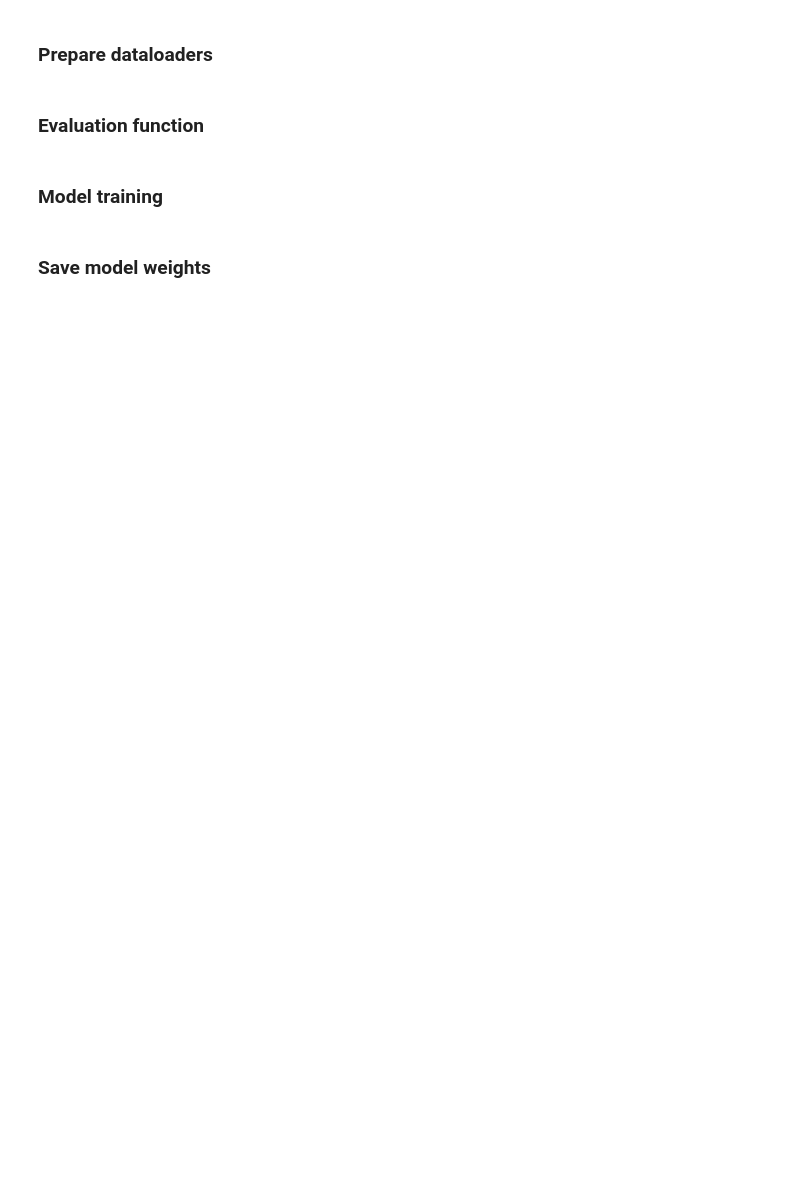
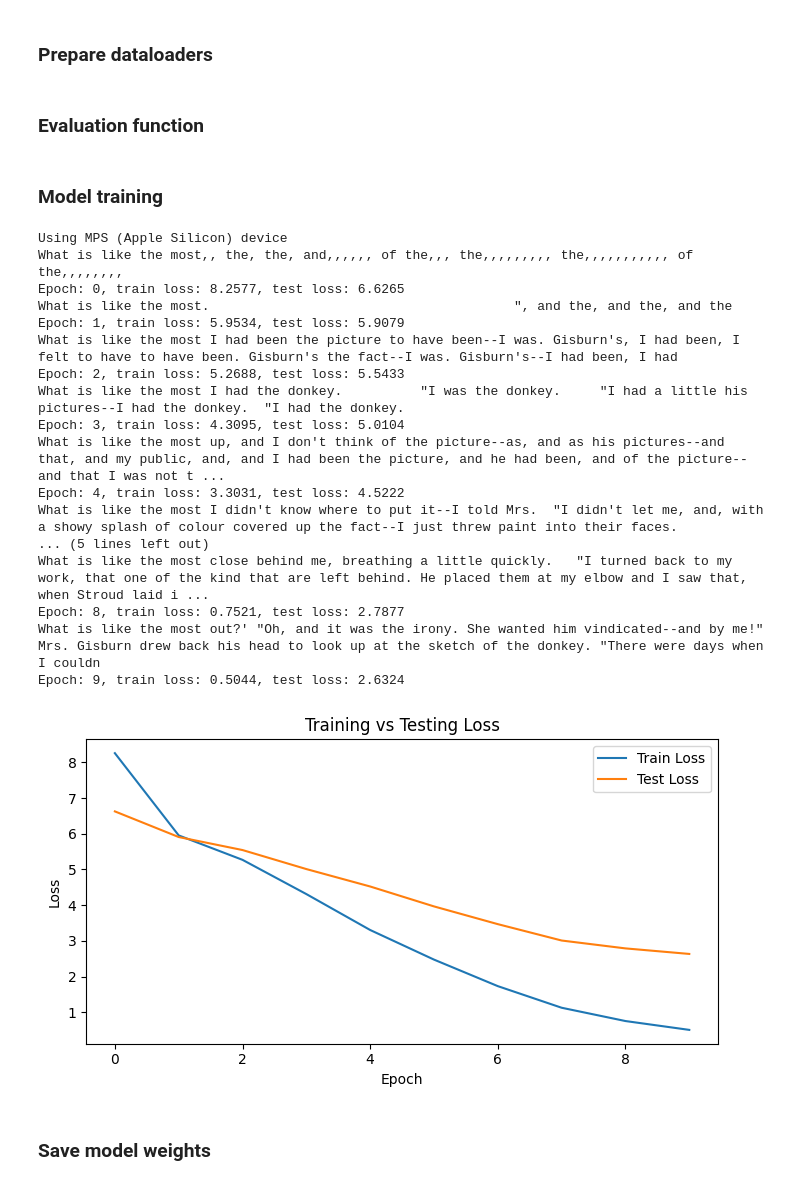
Before and after one commit to martinszuc/fekt-pda, a Jupyter notebook: MPC_PDA_CV10_llm_from_scratch_student.ipynb, the cells around one changed output. Cells and saved outputs as stored; diff of their text form; code cells hidden in the pictures; blank space fills up the shorter version.

```diff
--- a/MPC_PDA_CV10_llm_from_scratch_student.ipynb
+++ b/MPC_PDA_CV10_llm_from_scratch_student.ipynb
@@ -261,7 +286,7 @@ class TransformerBlock(nn.Module):
         x = self.feed_forward(x)                   # MLP
         x = self.drop_shortcut(x)                  # dropout on residual branch
 
-        return ... # ===== TODO: combine the layers output and the skip connection =====
+        return x + shortcut
 
 
 class GPTModel(nn.Module):
@@ -273,7 +298,7 @@ class GPTModel(nn.Module):
         self.pos_emb = nn.Embedding(cfg['context_length'], cfg['emb_dim'])
 
         # Dropout on embeddings
-        self.drop_emb = # ===== TODO: Create a dropout layer based on the drop rate from the cfg dictionary =====
+        self.drop_emb = nn.Dropout(cfg['drop_rate'])
 
         # Stack of sequential transformer blocks
         self.trf_blocks = nn.Sequential(
@@ -284,7 +309,7 @@ class GPTModel(nn.Module):
         self.final_norm = nn.LayerNorm(cfg['emb_dim'])
 
         # Output projection to vocabulary logits
-        self.out_head = # ===== TODO: Create a linear layer that will take emb dim as in_features and vocab size as out_features, bias should be false ====
+        self.out_head = nn.Linear(cfg['emb_dim'], cfg['vocab_size'], bias=False)
 
 
     def forward(self, in_idx):
@@ -309,7 +334,7 @@ class GPTModel(nn.Module):
         x = self.final_norm(x)
 
         # Project hidden states to vocabulary logits
-        logits = self.... # ===== TODO =====
+        logits = self.out_head(x)
         return logits
 # %% [markdown]
 ### Generate sample text using randomly initialized model
@@ -423,17 +450,25 @@ def test(model, loss_func, test_loader, device):
 import seaborn as sns
 import matplotlib.pyplot as plt
 
-# GPU device check - use GPU if available (CPU otherwise)
-device = # ===== TODO =====
+# Device check - prioritize MPS (Apple Silicon) > CUDA > CPU
+if torch.backends.mps.is_available():
+    device = torch.device('mps')
+    print("Using MPS (Apple Silicon) device")
+elif torch.cuda.is_available():
+    device = torch.device('cuda')
+    print("Using CUDA device")
+else:
+    device = torch.device('cpu')
+    print("Using CPU device")
 
 torch.manual_seed(123)
-model = # ===== TODO: Create a new instance of the GPTModel, use the GPT config dictionary created earlier =====
+model = GPTModel(GPT_CONFIG_124M)
 
 # Move model to GPU (if available)
 model.to(device)
 
 # Prepare a loss function
-loss_func = # ===== TODO: Create new cross entropy loss function instance =====
+loss_func = nn.CrossEntropyLoss()
 
 # Create new optimizer instance
 optimizer = torch.optim.AdamW(model.parameters(),
@@ -457,33 +492,52 @@ for epoch in range(num_epochs):
 
         logits = model(inputs)
         loss = loss_func(logits.flatten(0, 1), labels.flatten())
         loss.backward()
         optimizer.step()
 
         losses.append(loss.item())
 
 
     test_loss = test(model, loss_func, test_loader, device)
     train_loss = sum(losses) / len(losses)
 
     print(f"Epoch: {epoch}, train loss: {train_loss:.4f}, test loss: {test_loss:.4f}")
 
     all_train_losses.append(train_loss)
     all_test_losses.append(test_loss)
 
 epochs = list(range(len(all_train_losses)))
 
 plt.figure(figsize=(7, 4))
 
 # Loss plot
 sns.lineplot(x=epochs, y=all_train_losses, label='Train Loss')
 sns.lineplot(x=epochs, y=all_test_losses, label='Test Loss')
 plt.xlabel('Epoch')
 plt.ylabel('Loss')
 plt.title('Training vs Testing Loss')
 
 plt.tight_layout()
 plt.show()
+# %% [output]
+Using MPS (Apple Silicon) device
+What is like the most,, the, the, and,,,,,, of the,,, the,,,,,,,,, the,,,,,,,,,,, of the,,,,,,,,
+Epoch: 0, train loss: 8.2577, test loss: 6.6265
+What is like the most.                                       ", and the, and the, and the
+Epoch: 1, train loss: 5.9534, test loss: 5.9079
+What is like the most I had been the picture to have been--I was. Gisburn's, I had been, I felt to have to have been. Gisburn's the fact--I was. Gisburn's--I had been, I had
+Epoch: 2, train loss: 5.2688, test loss: 5.5433
+What is like the most I had the donkey.          "I was the donkey.     "I had a little his pictures--I had the donkey.  "I had the donkey.
+Epoch: 3, train loss: 4.3095, test loss: 5.0104
+What is like the most up, and I don't think of the picture--as, and as his pictures--and that, and my public, and, and I had been the picture, and he had been, and of the picture--and that I was not t ...
+Epoch: 4, train loss: 3.3031, test loss: 4.5222
+What is like the most I didn't know where to put it--I told Mrs.  "I didn't let me, and, with a showy splash of colour covered up the fact--I just threw paint into their faces.
+... (5 lines left out)
+What is like the most close behind me, breathing a little quickly.   "I turned back to my work, that one of the kind that are left behind. He placed them at my elbow and I saw that, when Stroud laid i ...
+Epoch: 8, train loss: 0.7521, test loss: 2.7877
+What is like the most out?' "Oh, and it was the irony. She wanted him vindicated--and by me!"  Mrs. Gisburn drew back his head to look up at the sketch of the donkey. "There were days when I couldn
+Epoch: 9, train loss: 0.5044, test loss: 2.6324
+[figure, added]
 # %% [markdown]
 ### Save model weights
 # %%
```
Also changed, not shown: parts of 7 cells of this notebook, 1 other file.
